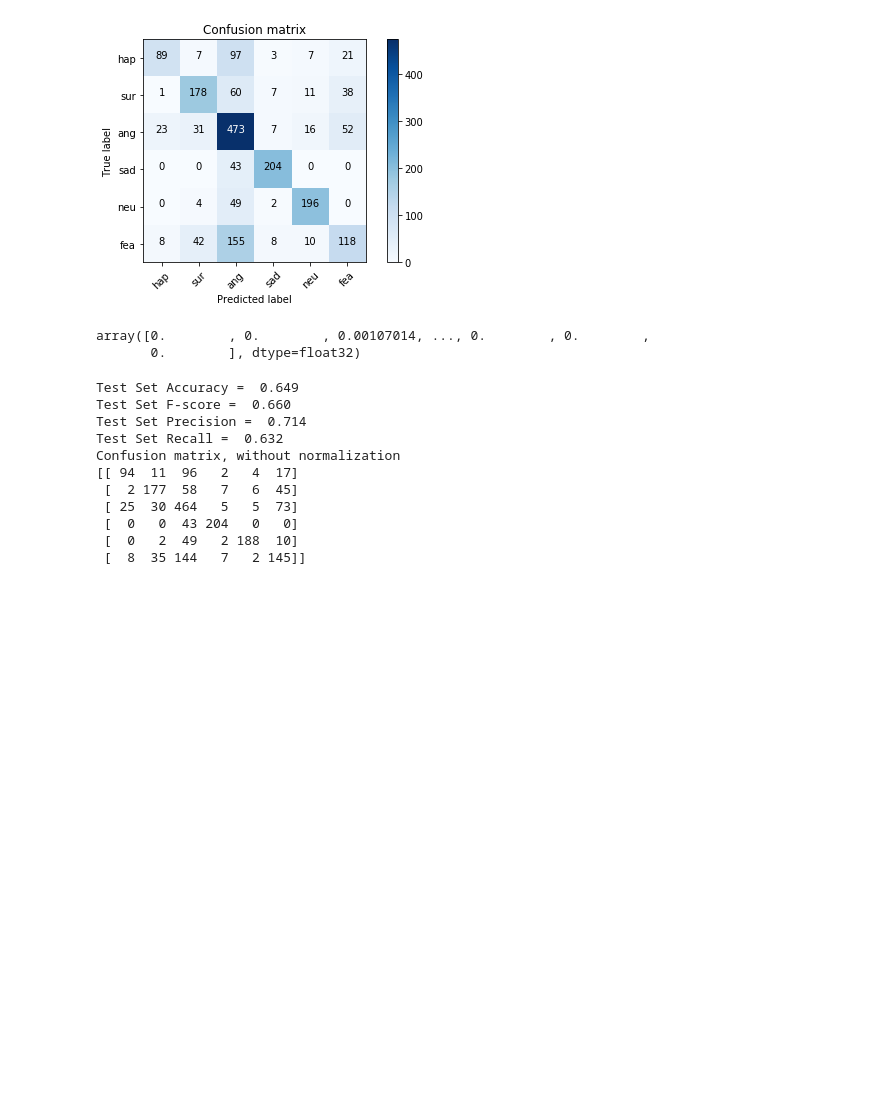
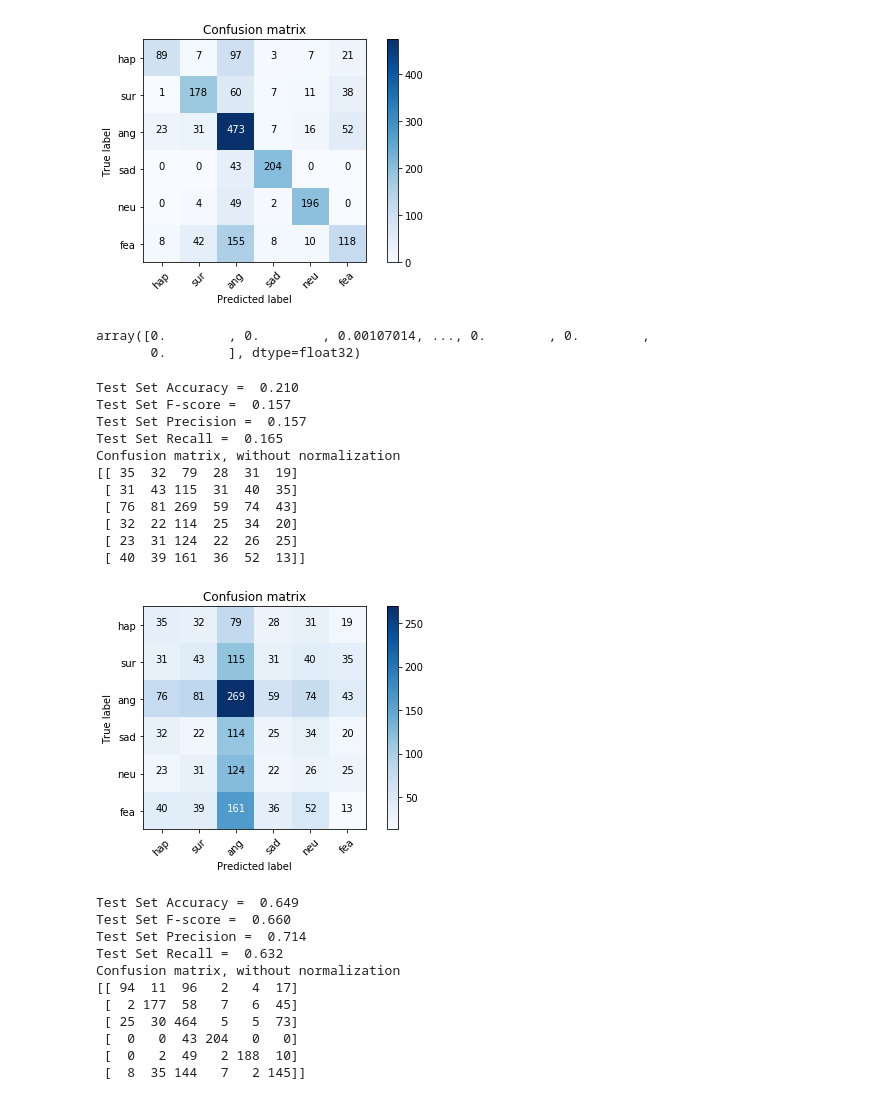
Before and after one commit to Demfier/multimodal-speech-emotion-recognition, a Jupyter notebook: 5.1_sentence_classification.ipynb, the cells around one changed output. Saved outputs shown, nothing was run; the diff lists cells and outputs as text; code cells hidden in the pictures; blank space fills up the shorter version.

Commit message:
Add probability generating code for t2e and combined w/ updated notebooks

```diff
--- a/5.1_sentence_classification.ipynb
+++ b/5.1_sentence_classification.ipynb
@@ -302,6 +302,24 @@ contribution_scores
 # %% [output]
 array([0.        , 0.        , 0.00107014, ..., 0.        , 0.        ,
        0.        ], dtype=float32)
+# %%
+with open('pred_probas/text_lstm_classifier.pkl', 'rb') as f:
+    lstm_pred_probs = pickle.load(f)
+
+display_results(y_test, lstm_pred_probs)
+# %% [output]
+Test Set Accuracy =  0.210
+Test Set F-score =  0.157
+Test Set Precision =  0.157
+Test Set Recall =  0.165
+Confusion matrix, without normalization
+[[ 35  32  79  28  31  19]
+ [ 31  43 115  31  40  35]
+ [ 76  81 269  59  74  43]
+ [ 32  22 114  25  34  20]
+ [ 23  31 124  22  26  25]
+ [ 40  39 161  36  52  13]]
+[figure, added]
 # %%
 # Load predicted probabilities
 with open('pred_probas/text_rf_classifier.pkl', 'rb') as f:
```
Also changed, not shown: 3 other files.
